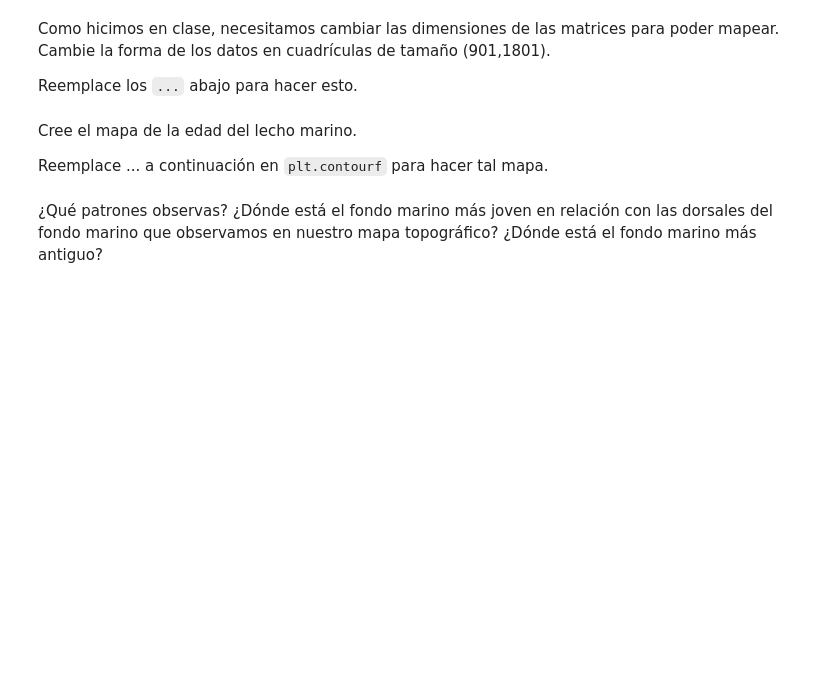
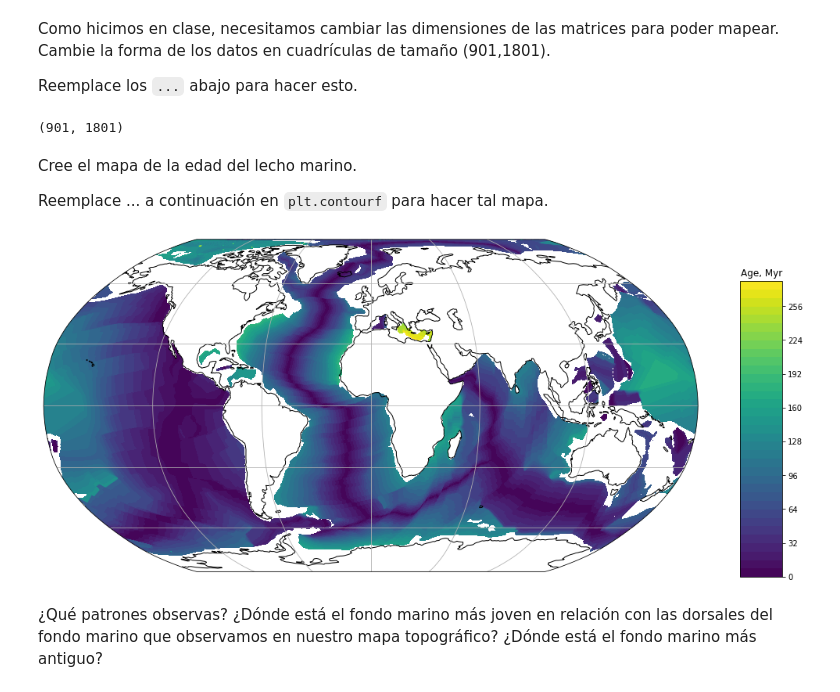
Before and after one commit to Pablolog42/2021-CD2201, a Jupyter notebook: Semana2/Tarea_Semana_02/S02_Tarea.ipynb, the cells around one changed output. Cells and saved outputs as stored; diff of their text form; code cells hidden in the pictures; blank space fills up the shorter version.

```diff
--- a/Semana2/Tarea_Semana_02/S02_Tarea.ipynb
+++ b/Semana2/Tarea_Semana_02/S02_Tarea.ipynb
@@ -66,11 +117,13 @@ Como hicimos en clase, necesitamos cambiar las dimensiones de las matrices para
 
 Reemplace los `...` abajo para hacer esto.
 # %%
-age_grid = age.reshape(...)
-age_lon_grid = age_longitude.reshape(...)
-age_lat_grid = age_latitude.reshape(...)
+age_grid = age.reshape(901,1801)
+age_lon_grid = age_longitude.reshape(901,1801)
+age_lat_grid = age_latitude.reshape(901,1801)
 # %%
 age_grid.shape
+# %% [output]
+(901, 1801)
 # %% [markdown]
 Cree el mapa de la edad del lecho marino.
 
@@ -78,17 +131,19 @@ Reemplace ... a continuación en `plt.contourf` para hacer tal mapa.
 # %%
 plt.figure(1,(15,15))
 ax = plt.axes(projection=ccrs.Robinson())
 ax.set_global()
-plt.contourf(...)
+plt.contourf(age_lon_grid, age_lat_grid, age_grid, levels=40, transform=ccrs.PlateCarree())
 
 ax.coastlines()
 ax.gridlines()
 
 color_ax = plt.axes([0.95, 0.3, 0.05, 0.35])
 plt.colorbar(cax=color_ax)
 plt.title('Age, Myr');
 
 plt.show()
+# %% [output]
+[figure, added]
 # %% [markdown]
 ¿Qué patrones observas? ¿Dónde está el fondo marino más joven en relación con las dorsales del fondo marino que observamos en nuestro mapa topográfico? ¿Dónde está el fondo marino más antiguo?
 # %% [markdown]
```
Also changed, not shown: parts of 11 cells of this notebook, 4 other files.
